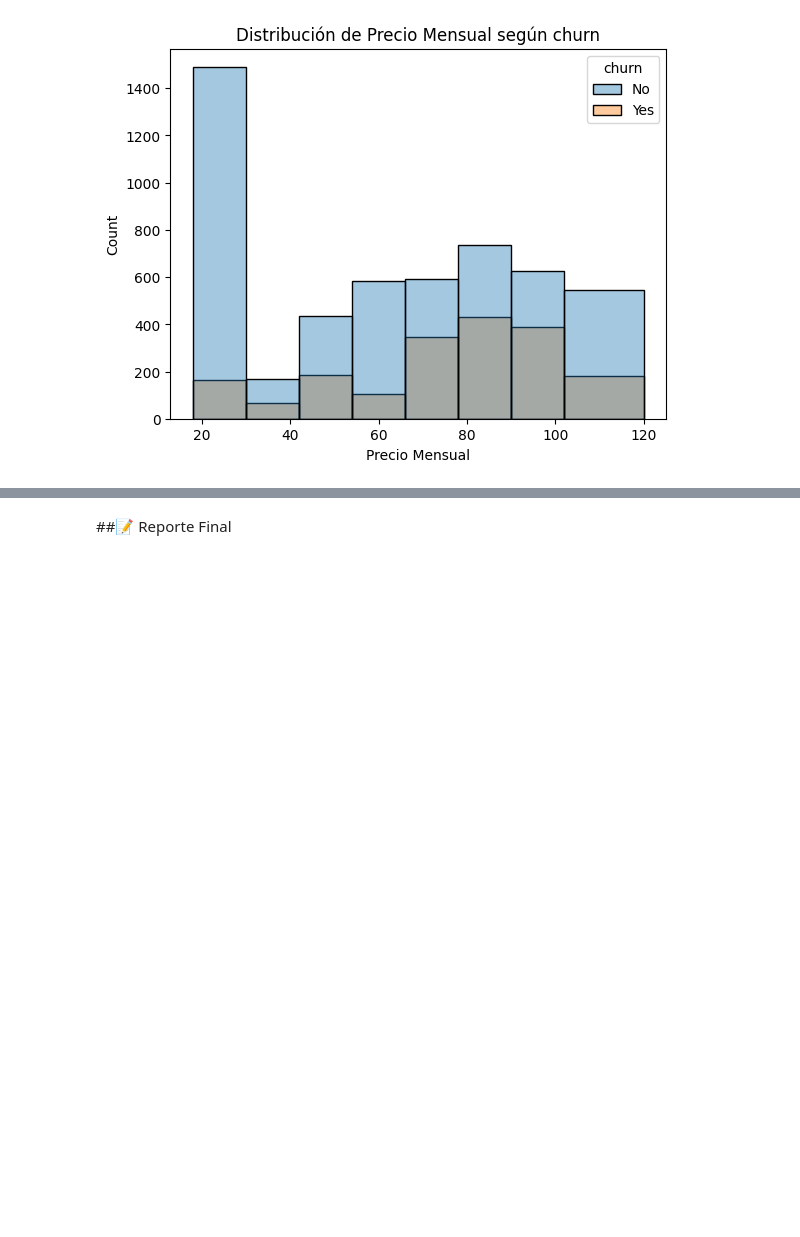
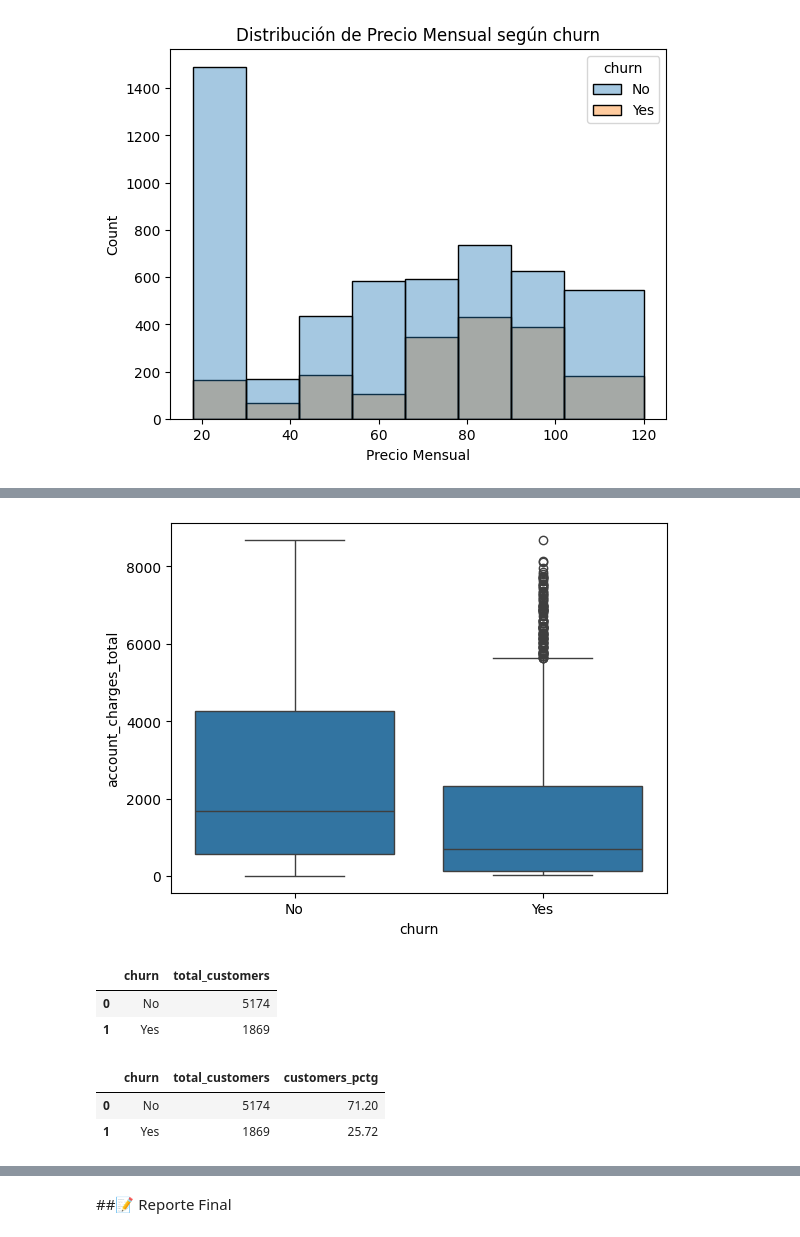
Before and after one commit to RientArlCroud/challenge3-analisis-de-datos, a Jupyter notebook: Challenge_3_Análisis_de_Datos.ipynb, the cells around one changed output, grey strips where cells are left out. Cells and saved outputs as stored; diff of their text form; code cells hidden in the pictures; blank space fills up the shorter version.

```diff
--- a/Challenge_3_Análisis_de_Datos.ipynb
+++ b/Challenge_3_Análisis_de_Datos.ipynb
@@ -937,0 +1026,19 @@ plt.show()
+# %%
+sns.boxplot(x='churn', y='account_charges_total', data=df);
+# %% [output]
+[figure, added]
+# %%
+df_lost_revenue = df.groupby('churn').size().reset_index(name='total_customers')
+df_lost_revenue
+# %% [output]
+|  | churn | total_customers |
+| 0 | No | 5174 |
+| 1 | Yes | 1869 |
+# %%
+total_clientes = df.shape[0]
+df_lost_revenue['customers_pctg'] = (df_lost_revenue['total_customers']/total_clientes * 100).round(2)
+df_lost_revenue
+# %% [output]
+|  | churn | total_customers | customers_pctg |
+| 0 | No | 5174 | 71.20 |
+| 1 | Yes | 1869 | 25.72 |
```
Also changed, not shown: parts of 12 cells of this notebook.
